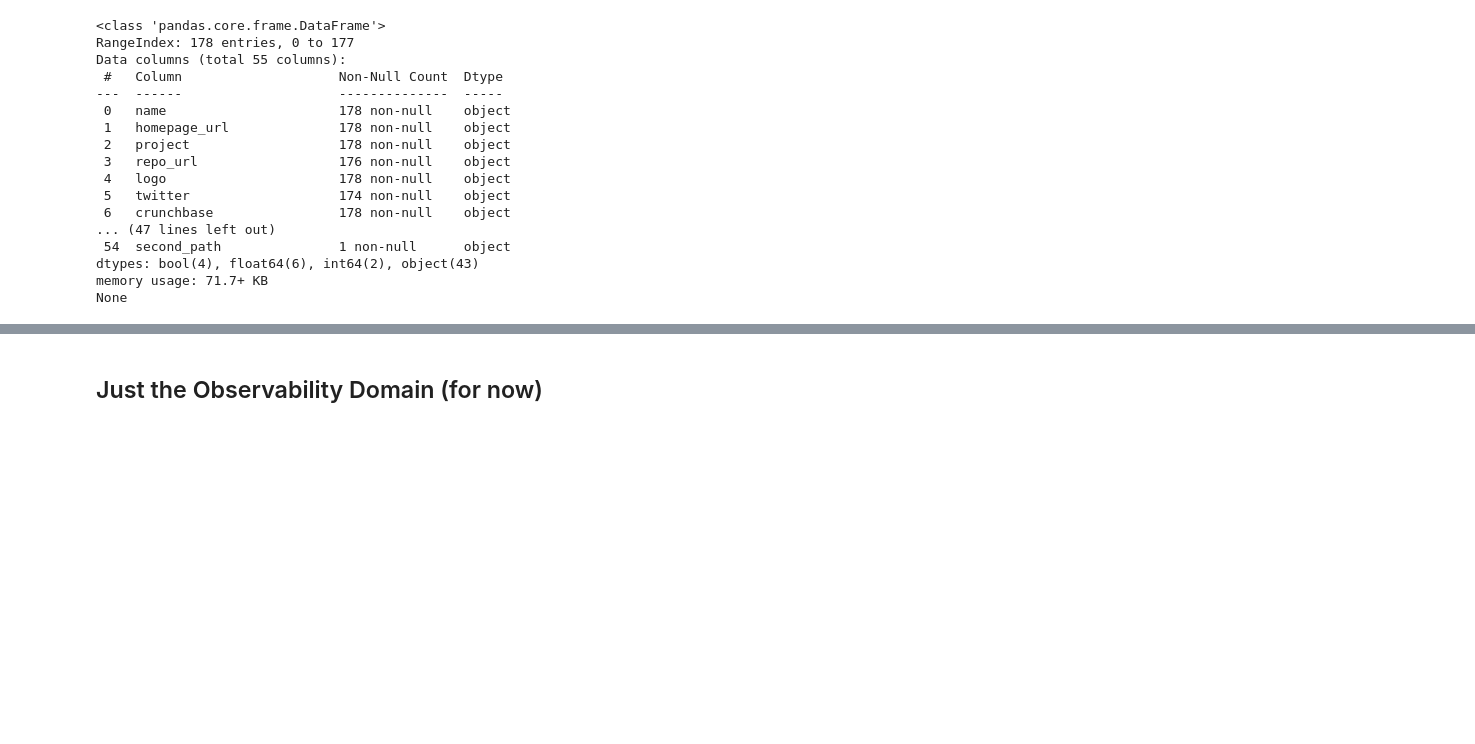
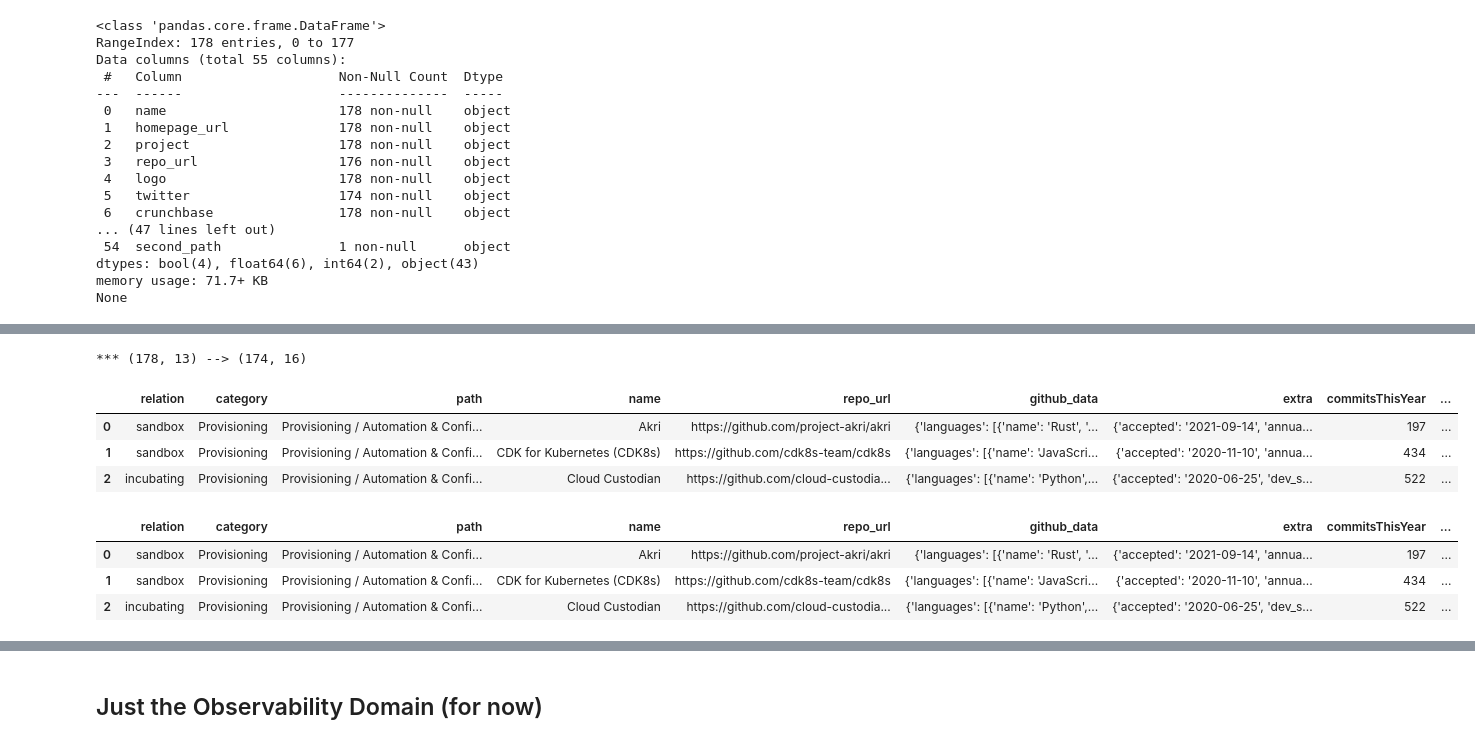
Before and after one commit to cncf/landscape-graph, a Jupyter notebook: notebooks/cncf/00-releases-init.ipynb, the cells around one changed output, grey strips where cells are left out. Saved outputs shown, nothing was run; the diff lists cells and outputs as text; code cells hidden in the pictures; blank space fills up the shorter version.

```diff
--- a/notebooks/cncf/00-releases-init.ipynb
+++ b/notebooks/cncf/00-releases-init.ipynb
@@ -27,11 +27,10 @@ wc -l cncf-projects.jsonl
 # %%
 import pandas as pd
 
-pd.set_option('display.max_rows', 512)
+pd.set_option('display.max_rows', 1024)
 pd.set_option('display.max_columns', 512)
-pd.set_option('display.width', 512)
+pd.set_option('display.width', 1024)
 
-# for PAT / token
 from dotenv import load_dotenv
 load_dotenv()
 
@@ -82,11 +81,11 @@ import os
 file_path = './cncf-projects.jsonl'
 
 if os.path.exists(file_path) and os.path.getsize(file_path) > 0:
-    df = pd.read_json(file_path, lines=True)
+    df_orig = pd.read_json(file_path, lines=True)
 else:
     print(f"File {file_path} does not exist or is empty.")
 
-print(df.info())
+print(df_orig.info())
 # %% [output]
 <class 'pandas.core.frame.DataFrame'>
 RangeIndex: 178 entries, 0 to 177
@@ -125 +114,45 @@ df.head(1)
+# %%
+# df2=df[['B','D','F']].rename({'B':'X','D':'Y','F':'Z'}, axis=1)
+
+df = df_orig[[
+    'relation',
+    'category',
+    'path',
+    'name',
+    'repo_url',
+#    'repos',             # this embedded array is in practice always a single element.
+    'github_data',
+    'extra',
+    'commitsThisYear',
+    'contributorsCount',
+    'stars',
+    'headquarters',
+    'industries',
+    'image_data',
+]].copy()
+
+old_shape = df.shape
+
+df['repo'] = df['repo_url'].astype('string').str.removeprefix('https://github.com/')
+df = split_org_repo(df, 'repo').dropna()
+
+# TODO why do we have nulls...178 to 174
+print(f'*** {old_shape} --> {df.shape}')
+
+df.head(3)
+# %% [output]
+*** (178, 13) --> (174, 16)
+|  | relation | category | path | name | repo_url | github_data | extra | commitsThisYear | ... |
+| 0 | sandbox | Provisioning | Provisioning / Automation & Confi... | Akri | https://github.com/project-akri/akri | {'languages': [{'name': 'Rust', '... | {'accepted': '2021-09-14', 'annua... | 197 | ... |
+| 1 | sandbox | Provisioning | Provisioning / Automation & Confi... | CDK for Kubernetes (CDK8s) | https://github.com/cdk8s-team/cdk8s | {'languages': [{'name': 'JavaScri... | {'accepted': '2020-11-10', 'annua... | 434 | ... |
+| 2 | incubating | Provisioning | Provisioning / Automation & Confi... | Cloud Custodian | https://github.com/cloud-custodia... | {'languages': [{'name': 'Python',... | {'accepted': '2020-06-25', 'dev_s... | 522 | ... |
+# %%
+# clean up path to strip out the category (path := category / subpath)
+df['subpath'] = df['path'].str.split('/').str[-1]
+df.head(3)
+# %% [output]
+|  | relation | category | path | name | repo_url | github_data | extra | commitsThisYear | ... |
+| 0 | sandbox | Provisioning | Provisioning / Automation & Confi... | Akri | https://github.com/project-akri/akri | {'languages': [{'name': 'Rust', '... | {'accepted': '2021-09-14', 'annua... | 197 | ... |
+| 1 | sandbox | Provisioning | Provisioning / Automation & Confi... | CDK for Kubernetes (CDK8s) | https://github.com/cdk8s-team/cdk8s | {'languages': [{'name': 'JavaScri... | {'accepted': '2020-11-10', 'annua... | 434 | ... |
+| 2 | incubating | Provisioning | Provisioning / Automation & Confi... | Cloud Custodian | https://github.com/cloud-custodia... | {'languages': [{'name': 'Python',... | {'accepted': '2020-06-25', 'dev_s... | 522 | ... |
 # %%
```
Also changed, not shown: parts of 15 cells of this notebook, 7 other files.
